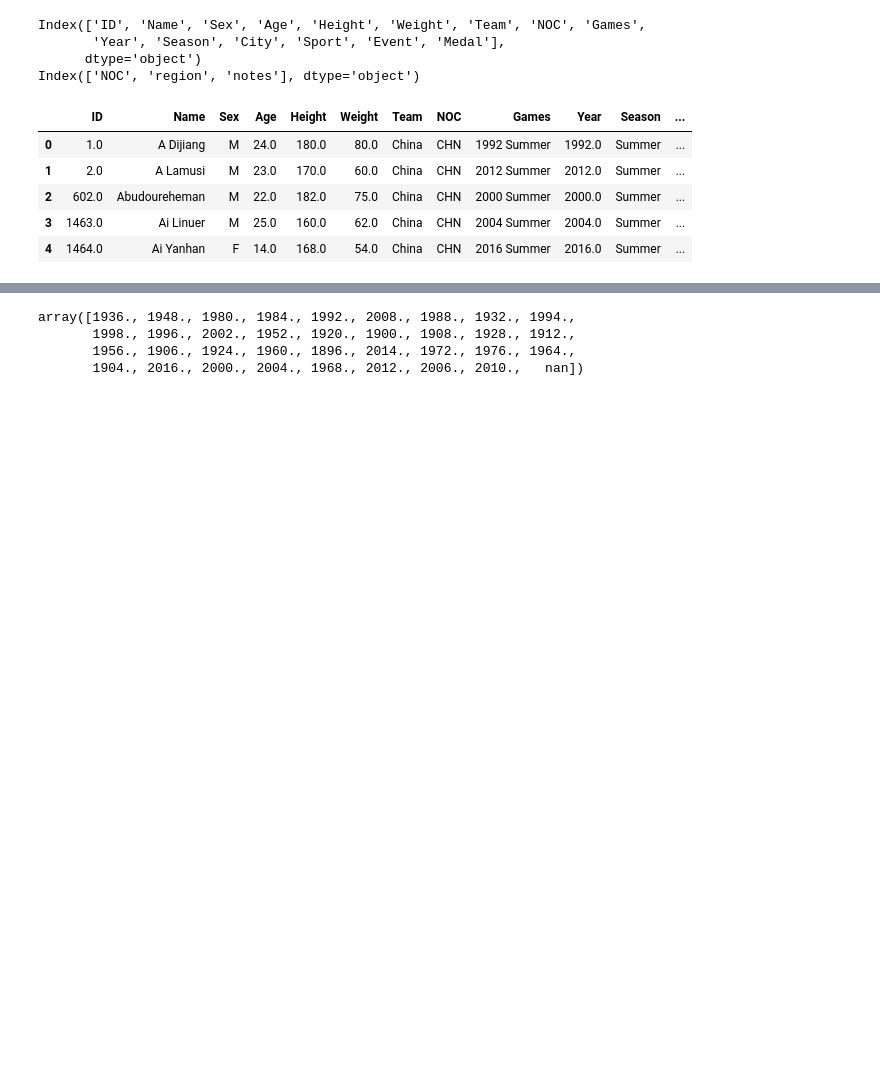
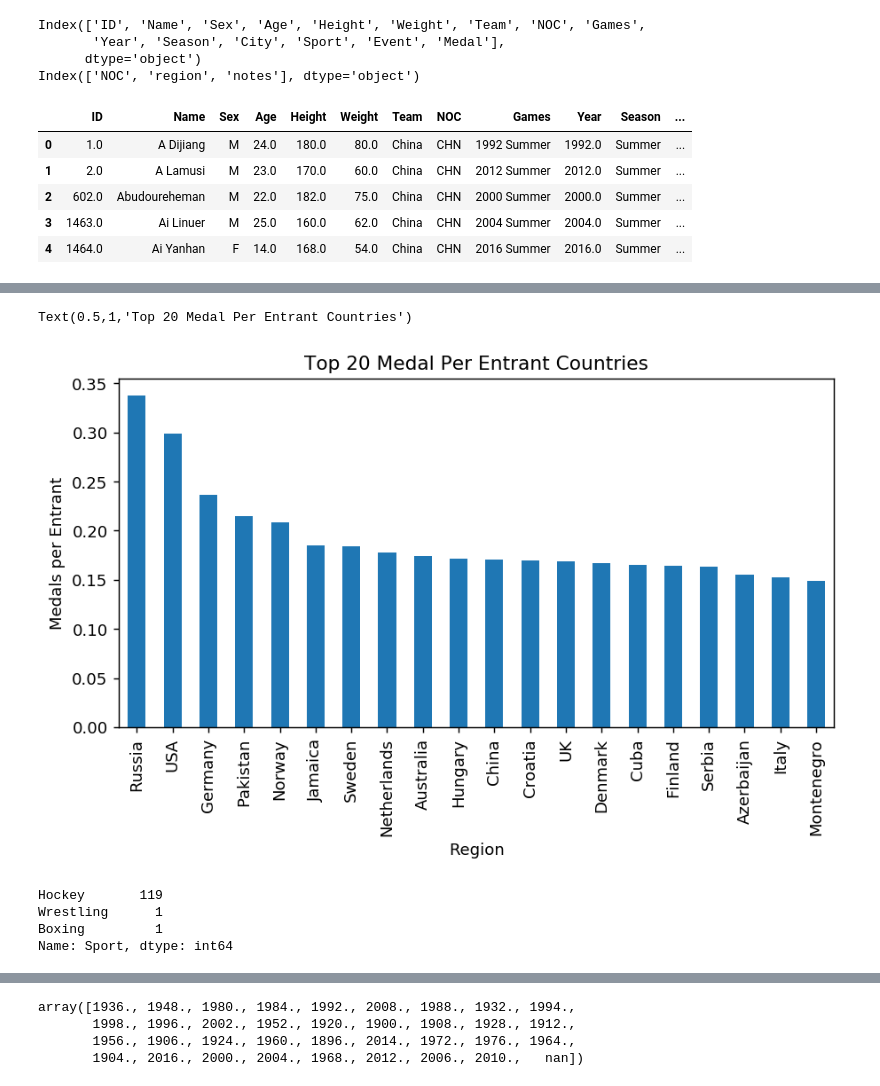
Before and after one commit to yasirdin/kaggle-olympic, a Jupyter notebook: data_exploration_v1.ipynb, the cells around one changed output, grey strips where cells are left out. Saved outputs shown, nothing was run; the diff lists cells and outputs as text; code cells hidden in the pictures; blank space fills up the shorter version.

```diff
--- a/data_exploration_v1.ipynb
+++ b/data_exploration_v1.ipynb
@@ -136,0 +176,3 @@ merged_df.head()
+# %%
+# total participants for each region
+total_participants = merged_df.groupby('region')['ID'].count()
@@ -136,0 +189,4 @@ merged_df.head()
+# %%
+# adding total participants to dataframe
+medals = medals.join(total_participants, how='outer')
+medals.head()
@@ -136,0 +201,29 @@ merged_df.head()
+# %%
+# total medals per entrant
+medals['medals_per_entrant'] = medals['total'] / medals['ID']
+medals_per_entrant = medals.sort_values('medals_per_entrant', ascending=False)
+# %%
+# medals per entrant
+
+medals_per_entrant = medals_per_entrant[['medals_per_entrant']].iloc[:20]
+
+# plotting
+medals_per_entrant.plot(kind='bar', stacked=True, legend=False)
+plt.ylabel('Medals per Entrant')
+plt.xlabel('Region')
+plt.title('Top 20 Medal Per Entrant Countries')
+
+# Result: Pakistan is an odd region to see here
+# TODO: add a normalised percentage corresponding to medals
+# %% [output]
+Text(0.5,1,'Top 20 Medal Per Entrant Countries')
+[figure, added]
+# %%
+# what sports are pakistan most successful in?
+merged_df[(merged_df['region']=='Pakistan') & (merged_df['Medal']).notnull()]['Sport'].value_counts()
+# result: medal count includes 1 medal for each member of team
+# %% [output]
+Hockey       119
+Wrestling      1
+Boxing         1
+Name: Sport, dtype: int64
```
Also changed, not shown: parts of 32 cells of this notebook, 1 other file.
